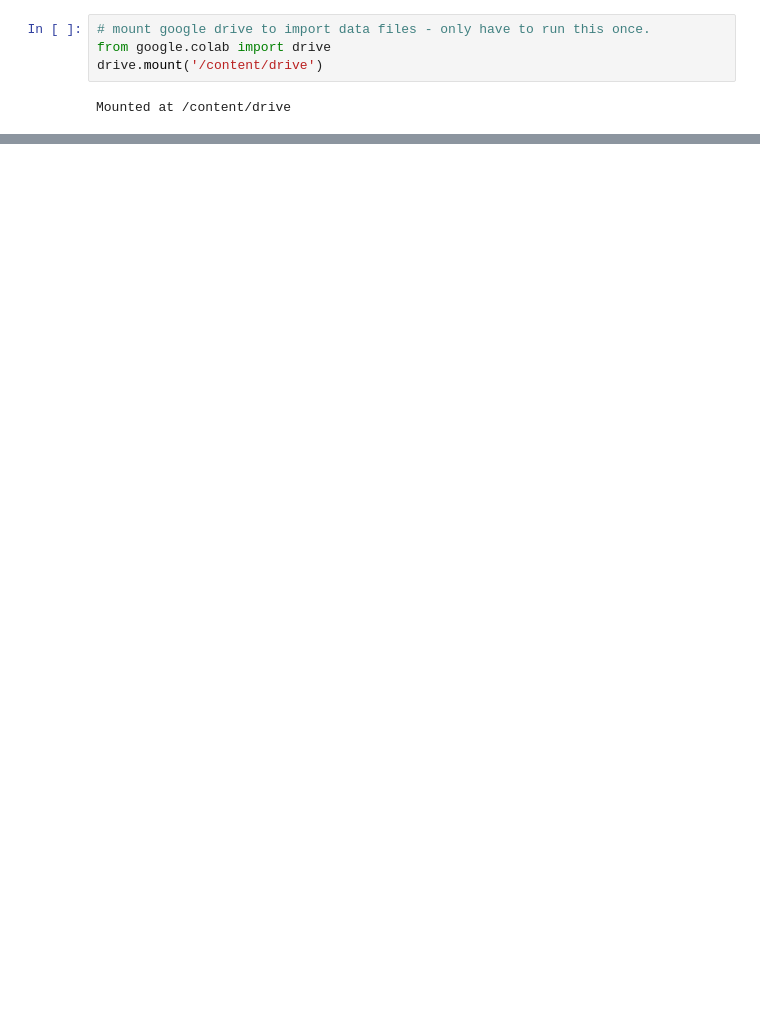
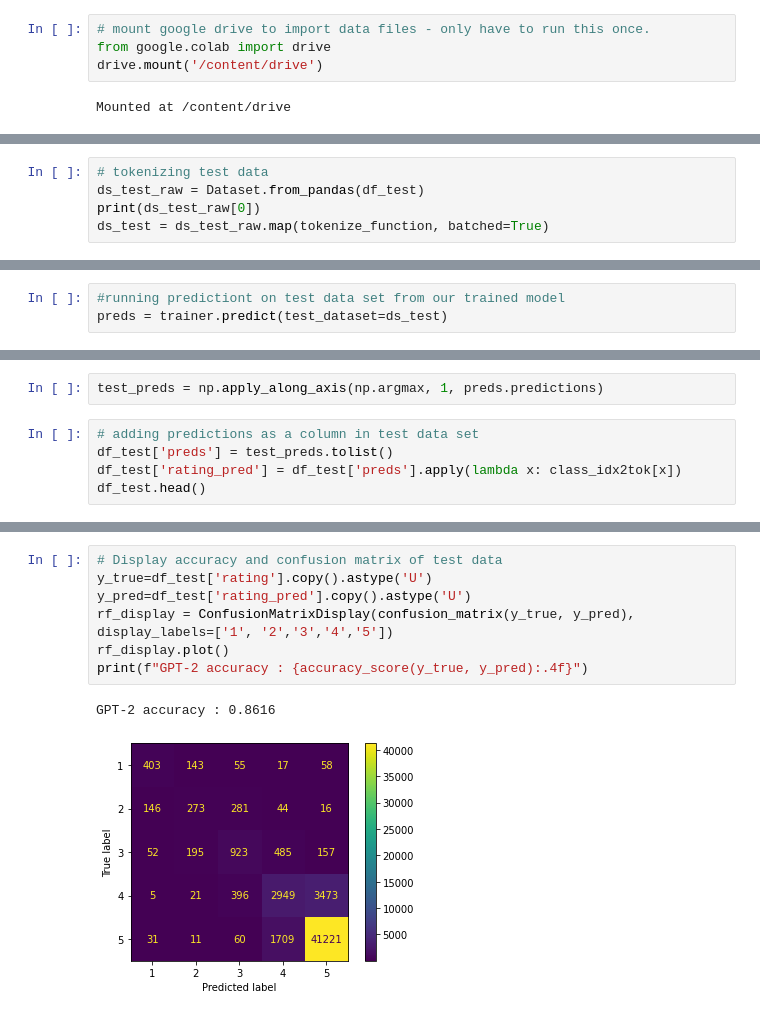
Before and after one commit to chillyssa/NLP-with-Deep-Learning-Project, a Jupyter notebook: project_part3.ipynb, the cells around one changed output, grey strips where cells are left out. Saved outputs shown, nothing was run; the diff lists cells and outputs as text; blank space fills up the shorter version.

Commit message:
trained model and comments - ready for submission

```diff
--- a/project_part3.ipynb
+++ b/project_part3.ipynb
@@ -242,0 +351,5 @@ After removing the 0 rating reviews from both my training and test data as well
+# %%
+# tokenizing test data
+ds_test_raw = Dataset.from_pandas(df_test)
+print(ds_test_raw[0])
+ds_test = ds_test_raw.map(tokenize_function, batched=True)
@@ -242,0 +358,3 @@ After removing the 0 rating reviews from both my training and test data as well
+# %%
+#running predictiont on test data set from our trained model
+preds = trainer.predict(test_dataset=ds_test)
@@ -242,0 +367,7 @@ After removing the 0 rating reviews from both my training and test data as well
+# %%
+test_preds = np.apply_along_axis(np.argmax, 1, preds.predictions)
+# %%
+# adding predictions as a column in test data set
+df_test['preds'] = test_preds.tolist()
+df_test['rating_pred'] = df_test['preds'].apply(lambda x: class_idx2tok[x])
+df_test.head()
@@ -242,0 +381,10 @@ After removing the 0 rating reviews from both my training and test data as well
+# %%
+# Display accuracy and confusion matrix of test data
+y_true=df_test['rating'].copy().astype('U')
+y_pred=df_test['rating_pred'].copy().astype('U')
+rf_display = ConfusionMatrixDisplay(confusion_matrix(y_true, y_pred), display_labels=['1', '2','3','4','5'])
+rf_display.plot()
+print(f"GPT-2 accuracy : {accuracy_score(y_true, y_pred):.4f}")
+# %% [output]
+GPT-2 accuracy : 0.8616
+[figure, added]
```
Also changed, not shown: parts of 42 cells of this notebook.
